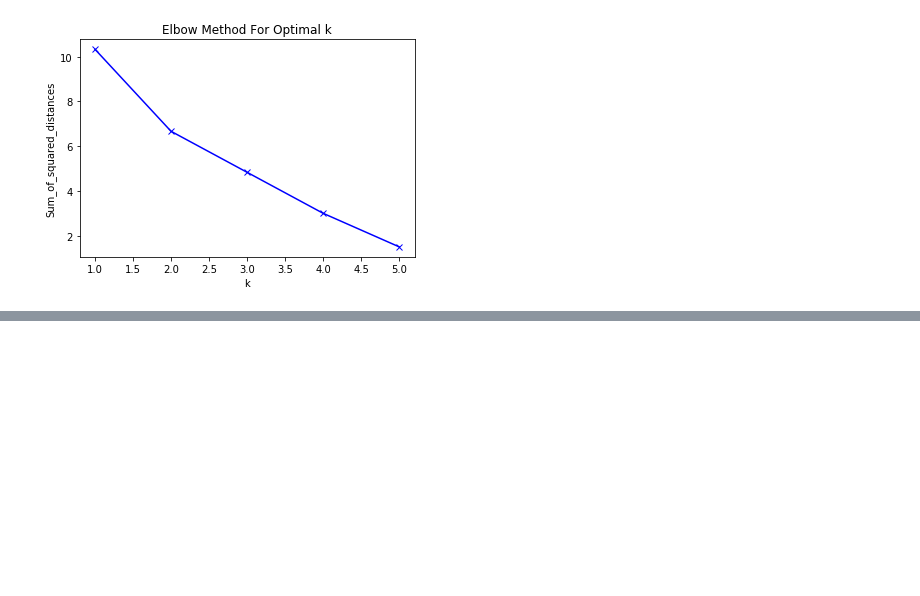
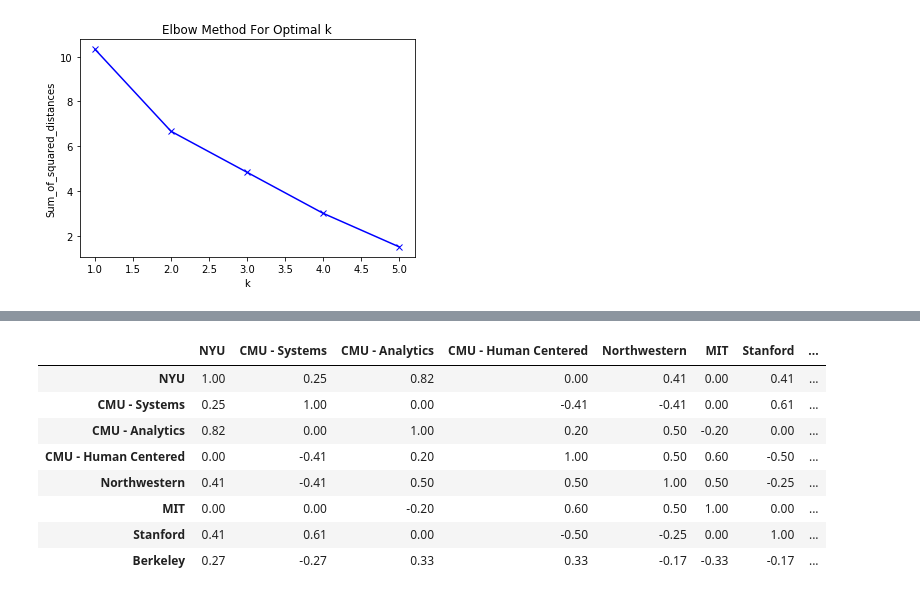
Before and after one commit to leedtan/schoolresearch, a Jupyter notebook: analyzejobsandschools.ipynb, the cells around one changed output, grey strips where cells are left out. Drawn from its saved outputs; the diff is of its cells as text; code cells hidden in the pictures; blank space fills up the shorter version.

```diff
--- a/analyzejobsandschools.ipynb
+++ b/analyzejobsandschools.ipynb
@@ -64,0 +150,12 @@ for raw_data, source_name, n_clusters in zip([jobs, schools], ['jobs', 'schools'
+# %%
+schools.T.corr().round(2)
+# %% [output]
+|  | NYU | CMU - Systems | CMU - Analytics | CMU - Human Centered | Northwestern | MIT | Stanford | ... |
+| NYU | 1.00 | 0.25 | 0.82 | 0.00 | 0.41 | 0.00 | 0.41 | ... |
+| CMU - Systems | 0.25 | 1.00 | 0.00 | -0.41 | -0.41 | 0.00 | 0.61 | ... |
+| CMU - Analytics | 0.82 | 0.00 | 1.00 | 0.20 | 0.50 | -0.20 | 0.00 | ... |
+| CMU - Human Centered | 0.00 | -0.41 | 0.20 | 1.00 | 0.50 | 0.60 | -0.50 | ... |
+| Northwestern | 0.41 | -0.41 | 0.50 | 0.50 | 1.00 | 0.50 | -0.25 | ... |
+| MIT | 0.00 | 0.00 | -0.20 | 0.60 | 0.50 | 1.00 | 0.00 | ... |
+| Stanford | 0.41 | 0.61 | 0.00 | -0.50 | -0.25 | 0.00 | 1.00 | ... |
+| Berkeley | 0.27 | -0.27 | 0.33 | 0.33 | -0.17 | -0.33 | -0.17 | ... |
```
Also changed, not shown: parts of 15 cells of this notebook, 1 other file.
